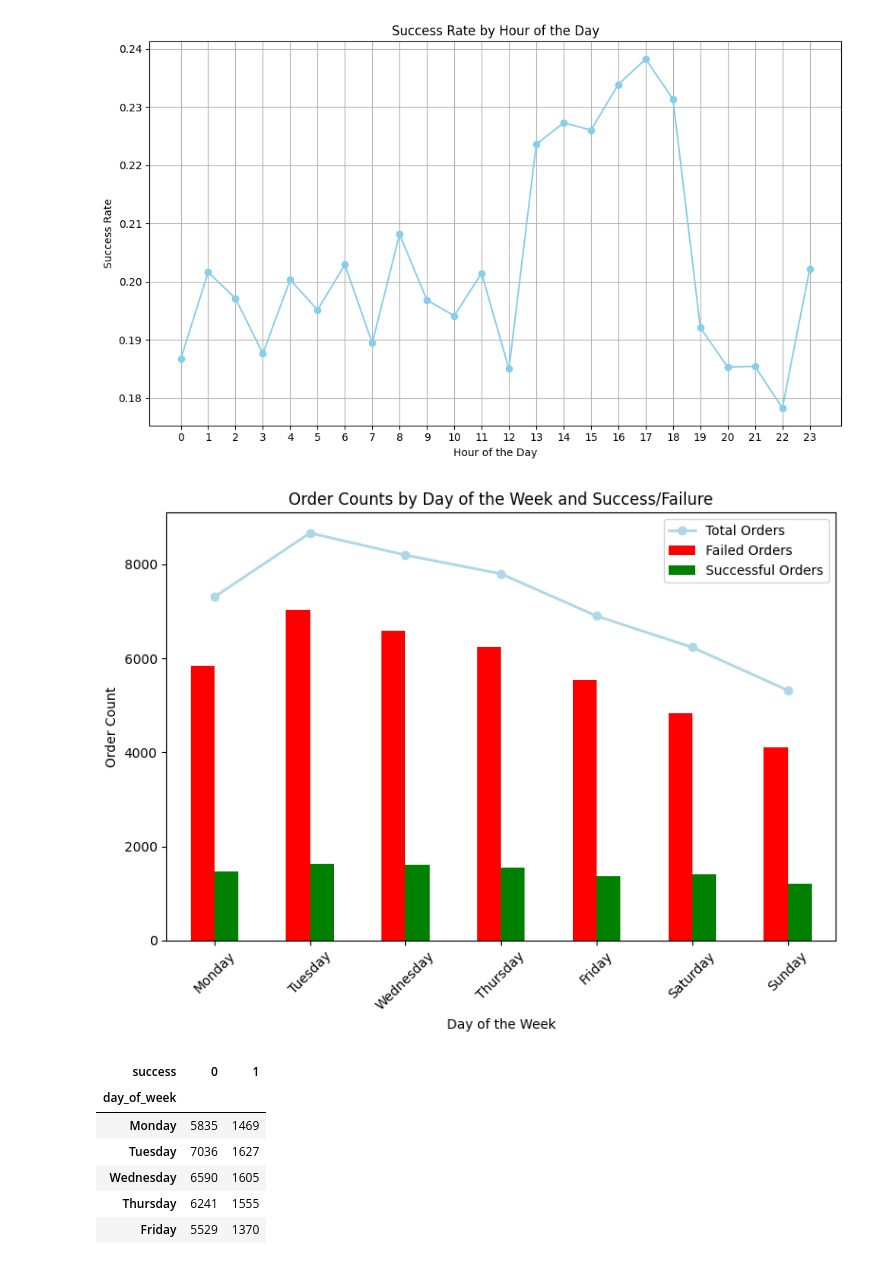
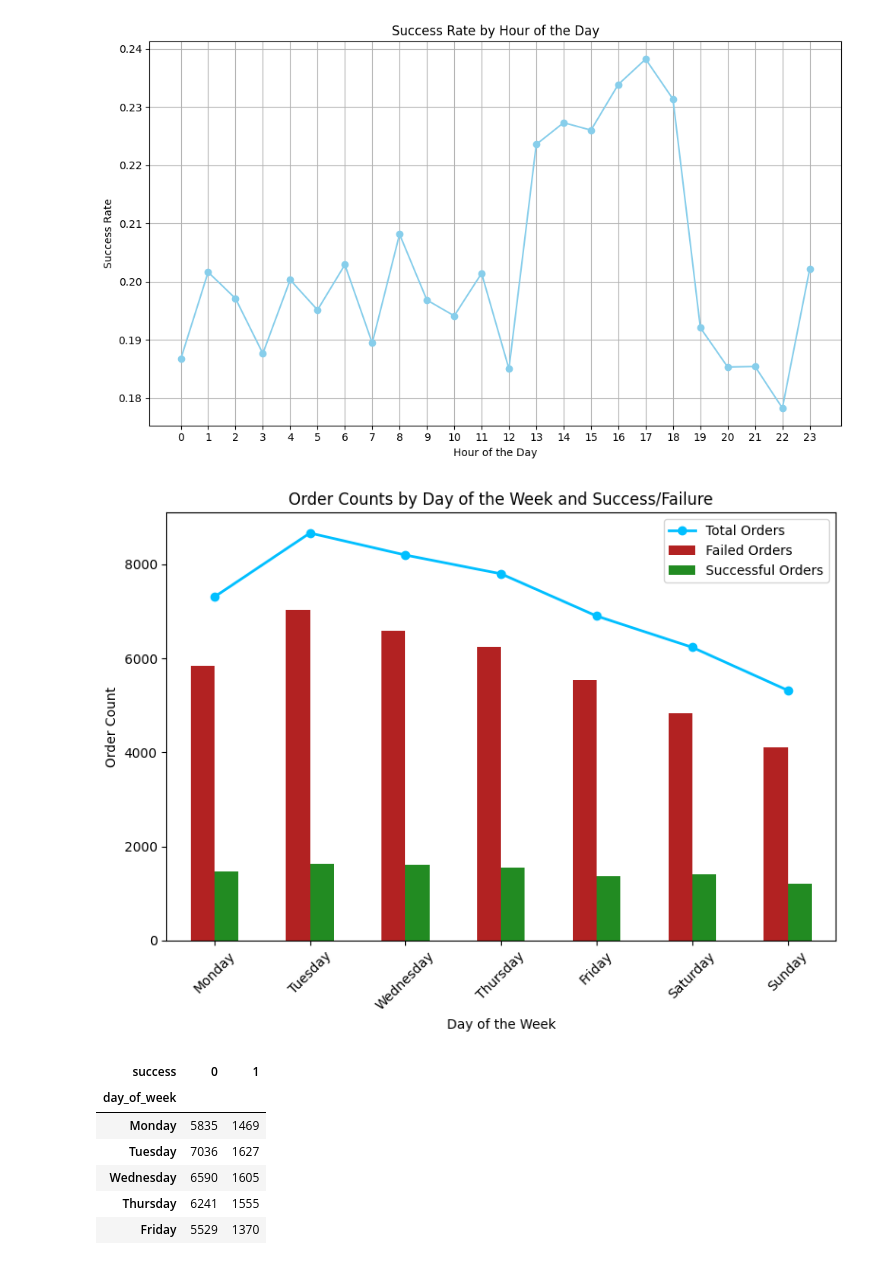
Before and after one commit to jeaend/payment_routing_optimizer, a Jupyter notebook: notebooks/02_purchase_and_cost_analysis.ipynb, the cells around one changed output. Drawn from its saved outputs; the diff is of its cells as text; code cells hidden in the pictures.

```diff
--- a/notebooks/02_purchase_and_cost_analysis.ipynb
+++ b/notebooks/02_purchase_and_cost_analysis.ipynb
@@ -136,7 +136,7 @@ Index(['tmsp', 'country', 'amount', 'success', 'psp', '3d_secured', 'card',
 # %% [markdown]
 ## Taking into conisderation the timestamp
 # %%
-df['tmsp'] = pd.to_datetime(df['tmsp'])  \
+df['tmsp'] = pd.to_datetime(df['tmsp'])  # Ensure datetime format
 
 # Group by timestamp and success/failure, then count
 grouped = df.groupby([df['tmsp'].dt.date, 'success']).size().unstack(fill_value=0)
@@ -150,12 +150,12 @@ overall_amount_grouped = df.groupby(df['tmsp'].dt.date)['amount'].sum()
 fig, ax1 = plt.subplots(figsize=(10, 3))
 
 # Plot count of failed and successful transactions
-ax1.plot(grouped.index, grouped[0], label='Failed Count', color='red', linestyle='-')  # Failed (success = 0)
-ax1.plot(grouped.index, grouped[1], label='Successful Count', color='green', linestyle='-')  # Successful (success = 1)
+ax1.plot(grouped.index, grouped[0], label='Failed Count', color='firebrick', linestyle='-')  # Failed (success = 0)
+ax1.plot(grouped.index, grouped[1], label='Successful Count', color='forestgreen', linestyle='-')  # Successful (success = 1)
 
 # Create a second y-axis to plot the total amount of all orders
 ax2 = ax1.twinx()
-ax2.plot(amount_grouped.index, amount_grouped[0] + amount_grouped[1], label='Total Amount', color='skyblue', linestyle='-')  # Total Amount (success + failed)
+ax2.plot(amount_grouped.index, amount_grouped[0] + amount_grouped[1], label='Total Amount', color='deepskyblue', linestyle='-')  # Total Amount (success + failed)
 
 # Set y-axis limits to start at 0
 ax1.set_ylim(bottom=0)
@@ -207,42 +207,36 @@ plt.show()
 # %%
 import matplotlib.pyplot as plt
 import pandas as pd
 
-# Assuming df is your dataframe and tmsp is the timestamp column
-df['tmsp'] = pd.to_datetime(df['tmsp'])  # Ensure tmsp is in datetime format
+df['tmsp'] = pd.to_datetime(df['tmsp'])
 
-# Extract the day of the week (0=Monday, 1=Tuesday, ..., 6=Sunday)
 df['day_of_week'] = df['tmsp'].dt.dayofweek  # 0 is Monday, 6 is Sunday
 
 # Group by day_of_week and success, then calculate the count of transactions
 daily_grouped_count = df.groupby(['day_of_week', 'success']).size().unstack(fill_value=0)
 
 # Map day_of_week to the corresponding day name for better readability
 day_names = ['Monday', 'Tuesday', 'Wednesday', 'Thursday', 'Friday', 'Saturday', 'Sunday']
 daily_grouped_count.index = daily_grouped_count.index.map(lambda x: day_names[x])
 
 # Calculate the total count per day (successful + failed)
 total_counts = daily_grouped_count.sum(axis=1)
 
 # Plot the data
 fig, ax = plt.subplots(figsize=(8, 6))
-daily_grouped_count.plot(kind='bar', stacked=False, ax=ax, color=['red', 'green'])
+daily_grouped_count.plot(kind='bar', stacked=False, ax=ax, color=['firebrick', 'forestgreen'])
+ax.plot(daily_grouped_count.index, total_counts, label='Total Orders', color='deepskyblue', marker='o', linestyle='-', linewidth=2)
 
-# Plot the total count line
-ax.plot(daily_grouped_count.index, total_counts, label='Total Orders', color='lightblue', marker='o', linestyle='-', linewidth=2)
-
-# Adding labels and legend
 ax.set_title('Order Counts by Day of the Week and Success/Failure')
 ax.set_xlabel('Day of the Week')
 ax.set_ylabel('Order Count')
 ax.legend(['Total Orders', 'Failed Orders', 'Successful Orders'])
 
-# Display the plot
 plt.xticks(rotation=45)
 plt.tight_layout()
 plt.show()
 # %% [output]
-[figure, old version]
+[figure, new version]
 # %%
 daily_grouped_count
 # %% [output]
```
Also changed, not shown: parts of 1 cell of this notebook, 1 other file.
